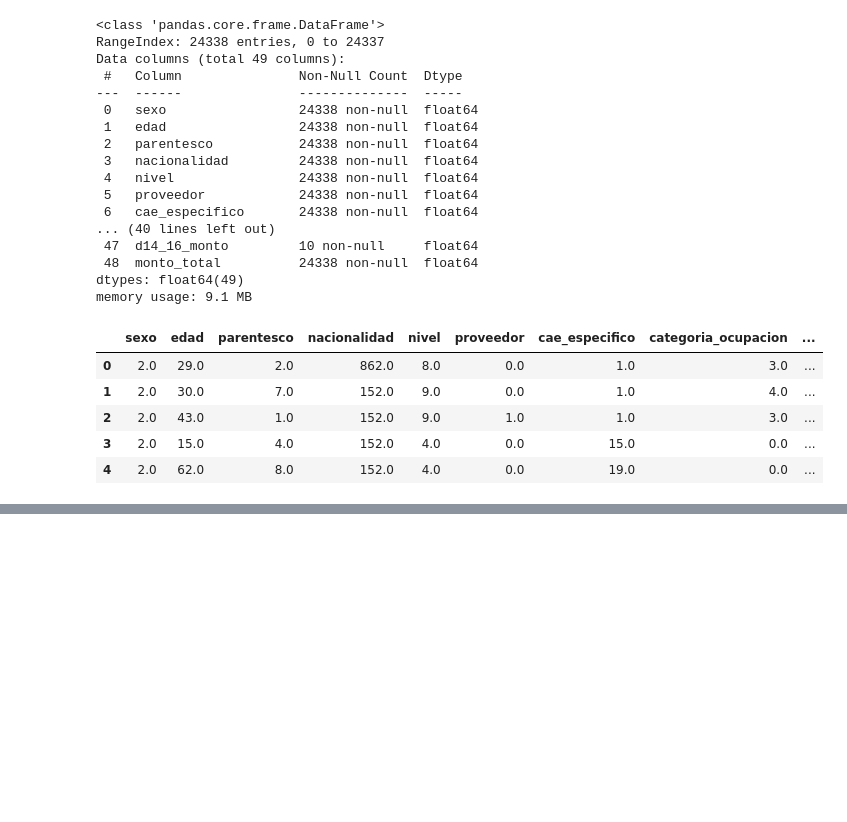
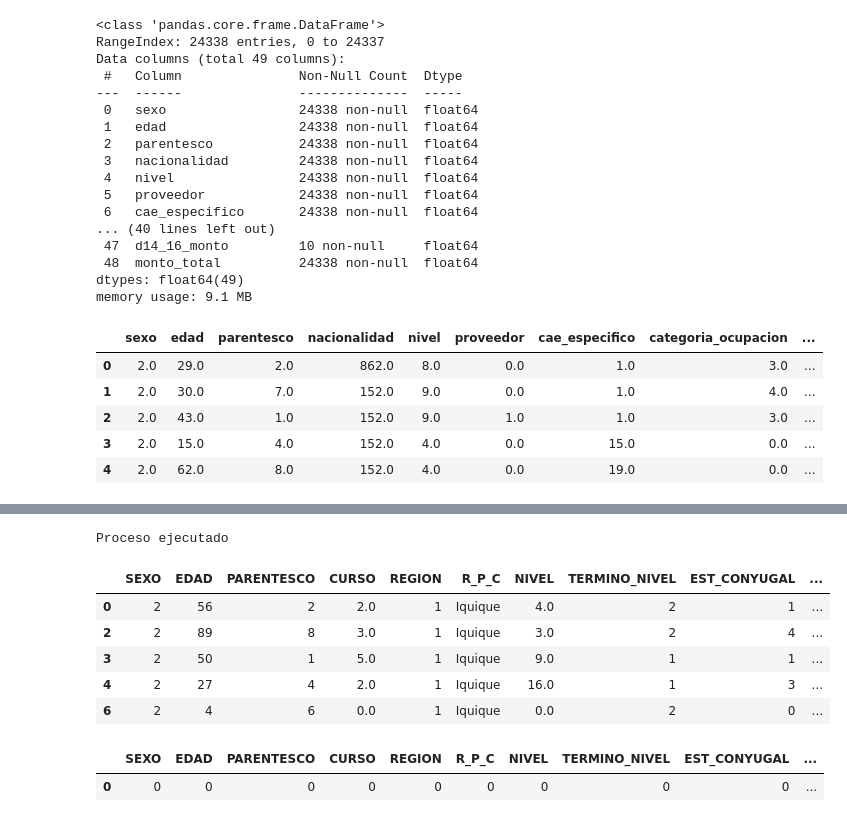
Before and after one commit to LunaGarces/Proyecto_Intro_Cn_Datos, a Jupyter notebook: proyecto.ipynb, the cells around one changed output, grey strips where cells are left out. Cells and saved outputs as stored; diff of their text form; code cells hidden in the pictures; blank space fills up the shorter version.

```diff
--- a/proyecto.ipynb
+++ b/proyecto.ipynb
@@ -1019,7 +1104,7 @@ df_ocupacion_laboral.head()
 | 3 | 2020.0 | Enero – Marzo | 2020.0 | Enero | Tarapacá | Iquique | Iquique | 1021.0 | Ciudad | ... |
 | 4 | 2020.0 | Enero – Marzo | 2020.0 | Enero | Tarapacá | Iquique | Iquique | 1021.0 | Ciudad | ... |
 # %%
-col = ['sexo', 'edad','parentesco', 'curso', 'region', 'r_p_c', 'nivel', 'termino_nivel', 'est_conyugal', 'proveedor', 'nacionalidad', 'c2_1_1']
+col = ['sexo', 'edad','parentesco', 'curso', 'region', 'r_p_c', 'nivel', 'termino_nivel', 'est_conyugal', 'proveedor', 'nacionalidad']
 df_ocupacion_laboral = df_ocupacion_laboral[col]
 # %%
 df_ocupacion_laboral = df_ocupacion_laboral[df_ocupacion_laboral.sexo == 'Mujer']
@@ -1035,2 +1111,49 @@ df_ocupacion_laboral.head()
+# %%
+try:
+    #cambios para el dataframe de estado laboral
+    df_ocupacion_laboral.sexo.replace(["Hombre","Mujer"],[1,2],inplace=True)
+    df_ocupacion_laboral.edad=df_ocupacion_laboral.edad.astype("int64")
+    df_ocupacion_laboral.parentesco.replace(["Persona proveedora principal","Cónyuge","Conviviente","Hijo/a o hijastro/a","Yerno o nuera",
+                          "Nieto/a","Hermano/a) o cuñado/a","Padres o suegros","Otro pariente","No pariente",
+                          "Servicio doméstico","Fuera del Hogar","Fallecido","No responde",
+                          "No sabe"],[1,2,3,4,5,6,7,8,9,10,11,12,13,0,0],inplace=True)
+    df_ocupacion_laboral.curso.replace(["0.0","1.0","2.0",'3.0','4.0','5.0','6.0','7.0','8.0',"9.0",'10.0','11.0','12.0','14.0',"No sabe",
+                    "No responde","Curso desconocido"],[0,1,2,3,4,5,6,7,8,9,10,11,12,13,14,15,16],inplace=True)
+    df_ocupacion_laboral.region.replace(["Tarapacá","Antofagasta","Atacama",'Coquimbo','Valparaíso',"O'Higgins",'Maule','Biobío','La Araucanía',
+                       "Los Lagos",'Aysén','Magallanes','Metropolitana','Los Ríos',"Arica y Parinacota",
+                    "Ñuble"],[1,2,3,4,5,6,7,8,9,10,11,12,13,14,15,16],inplace=True)
+    # 2dos cambios
+    df_ocupacion_laboral['est_conyugal'] = df_ocupacion_laboral['est_conyugal'].replace({'No aplica': 0, 'Casado/a': 1, 'Conviviente': 2, 'Soltero/a': 3, 'Viudo/a': 4,
+                                            'Separado/a de hecho o anulado/a': 5, 'Divorciado/a': 6 , 'No sabe': 99, 'No responde': 99})
+    df_ocupacion_laboral.termino_nivel = df_ocupacion_laboral.termino_nivel.replace({'Sí': 1, 'No': 2, 'No sabe': 99, 'No responde': 99})
+    df_ocupacion_laboral['nivel'] = df_ocupacion_laboral['nivel'].replace({'Nunca estudió': 0, 'Sala cuna': 1, 'Kínder': 2, 'Básica o primaria': 3, 'Media común': 4,
+                                            'Media técnico profesional': 5, 'Humanidades': 6 , 'Centro formación técnica': 7, 'Instituto profesional': 8,
+                                            'Universitario': 9, 'Postítulo': 10, 'Magíster': 11, 'Doctorado': 12 , 'Normalista': 14, 'Instituto profesional (IP)': 15,
+                                            'Centro de formación técnica (CFT)': 16, 'No sabe': 99, 'No responde': 99 })
+
+    df_ocupacion_laboral.proveedor = df_ocupacion_laboral.proveedor.replace({'No proveedor': 1, 'Proveedor principal': 2, 'No corresponde': 3,'No sabe': 99, 'No responde': 99})
+    df_ocupacion_laboral.columns = [(i.upper()).replace(' ', '_') for i in df_ocupacion_laboral.columns.values]
+
+    print("Proceso ejecutado")
+    display(df_ocupacion_laboral.head())
+
+except:
+    print("El proceso ya ha sido ejecutado antes")
+    display(df_ocupacion_laboral.head())
+# %% [output]
+Proceso ejecutado
+|  | SEXO | EDAD | PARENTESCO | CURSO | REGION | R_P_C | NIVEL | TERMINO_NIVEL | EST_CONYUGAL | ... |
+| 0 | 2 | 56 | 2 | 2.0 | 1 | Iquique | 4.0 | 2 | 1 | ... |
+| 2 | 2 | 89 | 8 | 3.0 | 1 | Iquique | 3.0 | 2 | 4 | ... |
+| 3 | 2 | 50 | 1 | 5.0 | 1 | Iquique | 9.0 | 1 | 1 | ... |
+| 4 | 2 | 27 | 4 | 2.0 | 1 | Iquique | 16.0 | 1 | 3 | ... |
+| 6 | 2 | 4 | 6 | 0.0 | 1 | Iquique | 0.0 | 2 | 0 | ... |
+# %%
+count_nan_df_ocupacion_laboral = df_ocupacion_laboral.isna().sum(axis=0).reset_index().T[1:]
+count_nan_df_ocupacion_laboral.columns = df_ocupacion_laboral.columns
+count_nan_df_ocupacion_laboral
+# %% [output]
+|  | SEXO | EDAD | PARENTESCO | CURSO | REGION | R_P_C | NIVEL | TERMINO_NIVEL | EST_CONYUGAL | ... |
+| 0 | 0 | 0 | 0 | 0 | 0 | 0 | 0 | 0 | 0 | ... |
 # %%
 pyreadstat.write_sav(df_ocupacion_laboral, 'Datasets/E.laboral/laboral_final.sav')
```
Also changed, not shown: parts of 19 cells of this notebook.
